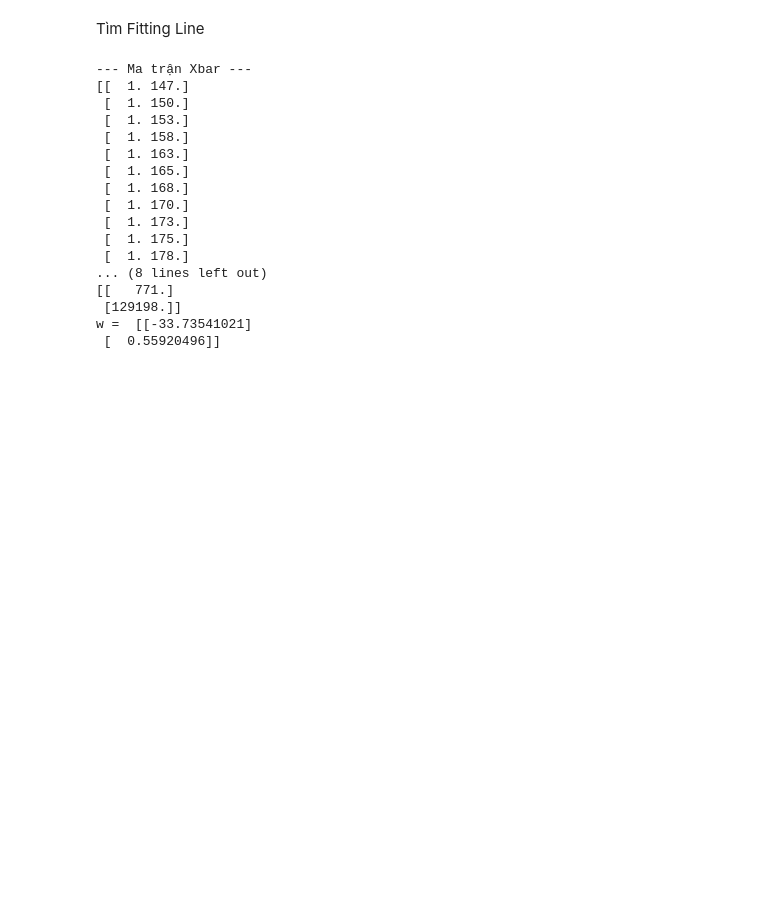
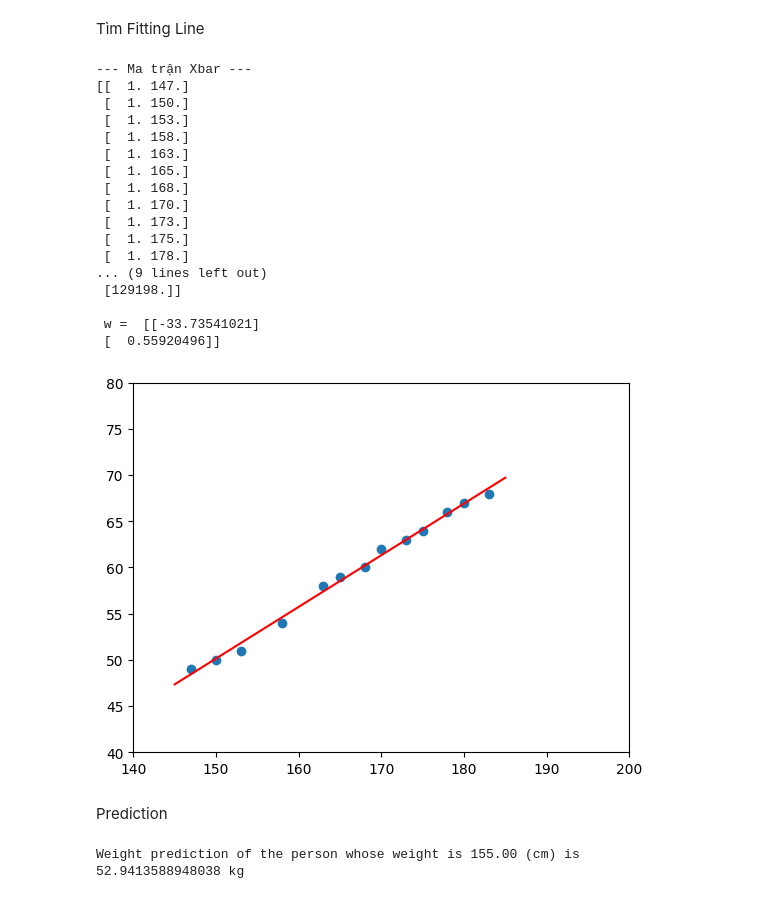
Before and after one commit to amebett1/ML_UET, a Jupyter notebook: weight_prediction_based_on_height.ipynb, the cells around one changed output. Saved outputs shown, nothing was run; the diff lists cells and outputs as text; code cells hidden in the pictures; blank space fills up the shorter version.

Commit message:
prediction + readme

```diff
--- a/weight_prediction_based_on_height.ipynb
+++ b/weight_prediction_based_on_height.ipynb
@@ -42,7 +44,7 @@ Tìm Fitting Line
 new_column_2d = np.ones((X.shape[0], 1))
 Xbar = np.concatenate((new_column_2d, X), axis=1)
 
-# 3. Tính A và b dựa trên Xbar (để bao gồm hệ số chặn)
+# A và b
 A = np.dot(Xbar.T, Xbar)
 b = np.dot(Xbar.T, y)
 
@@ -53,8 +55,12 @@ print(A)
 print("\n--- Vector b (Xbar.T * y) ---")
 print(b)
 
-w = np.dot(np.linalg.pinv(A),b) #A dagger * b
-print('w = ', w)
+w = np.dot(np.linalg.pinv(A),b) # A-dagger * b
+print('\n w = ', w)
+w0 = w[0][0]
+w1 = w[1][0]
+x0 = np.linspace(145,185) # Chiều cao
+y0 = w1*x0 + w0 # Cân nặng
 # %% [output]
 --- Ma trận Xbar ---
 [[  1. 147.]
@@ -68,8 +74,26 @@ print('w = ', w)
  [  1. 173.]
  [  1. 175.]
  [  1. 178.]
-... (8 lines left out)
-[[   771.]
+... (9 lines left out)
  [129198.]]
-w =  [[-33.73541021]
+
+ w =  [[-33.73541021]
  [  0.55920496]]
+# %%
+# Fitting Line
+plt.scatter(X,y)
+plt.plot(x0,y0,color = 'red')
+plt.axis([140,200,40,80])
+plt.show()
+# %% [output]
+[figure, added]
+# %% [markdown]
+Prediction
+# %%
+x1 = 155 # Thay số liệu
+y1 = w1*x1 + w0
+print('Weight prediction of the person whose weight is %.2f (cm) is' %x1)
+print(y1, 'kg')
+# %% [output]
+Weight prediction of the person whose weight is 155.00 (cm) is
+52.9413588948038 kg
```
Also changed, not shown: parts of 2 cells of this notebook, 1 other file.
